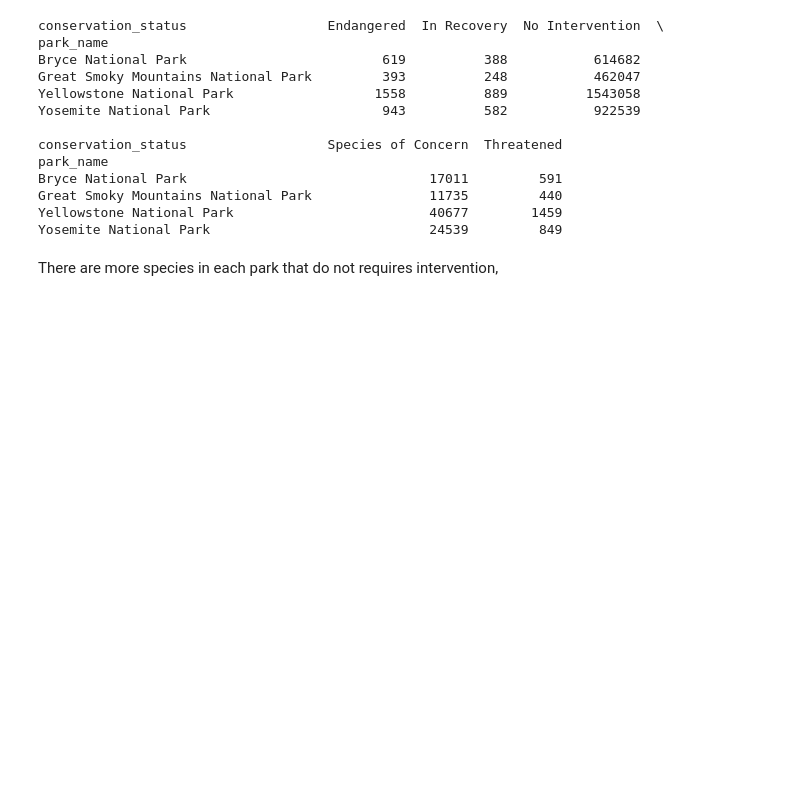
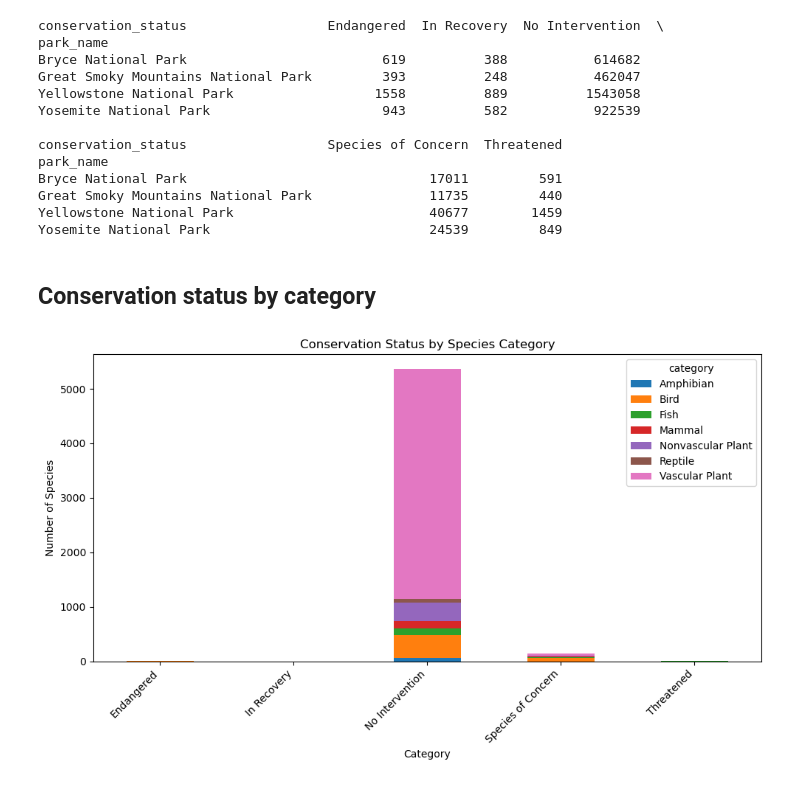
Before and after one commit to Isahepi/DataScientistMachineLearning, a Jupyter notebook: BiodiversityInNationalParks/biodiversity.ipynb, the cells around one changed output. Drawn from its saved outputs; the diff is of its cells as text; code cells hidden in the pictures; blank space fills up the shorter version.

```diff
--- a/BiodiversityInNationalParks/biodiversity.ipynb
+++ b/BiodiversityInNationalParks/biodiversity.ipynb
@@ -261,5 +261,25 @@ Bryce National Park                               17011         591
 Great Smoky Mountains National Park               11735         440
 Yellowstone National Park                         40677        1459
 Yosemite National Park                            24539         849
-# %% [markdown]
-There are more species in each park that do not requires intervention,
+# %% [markdown]
+## Conservation status by category
+# %%
+status_by_category = (
+    biodiversity_dataframe
+    .drop_duplicates(subset="scientific_name")   # count each species once, not once per park
+    .groupby(["category", "conservation_status"])
+    .size()
+    .reset_index(name="count")
+)
+
+pivoted = status_by_category.pivot(index="conservation_status", columns="category", values="count")
+
+ax = pivoted.plot(kind="bar", stacked=True, figsize=(10,6))
+ax.set_ylabel("Number of Species")
+ax.set_xlabel("Category")
+plt.title("Conservation Status by Species Category")
+plt.xticks(rotation=45, ha="right")
+plt.tight_layout()
+plt.show()
+# %% [output]
+[figure, added]
```
